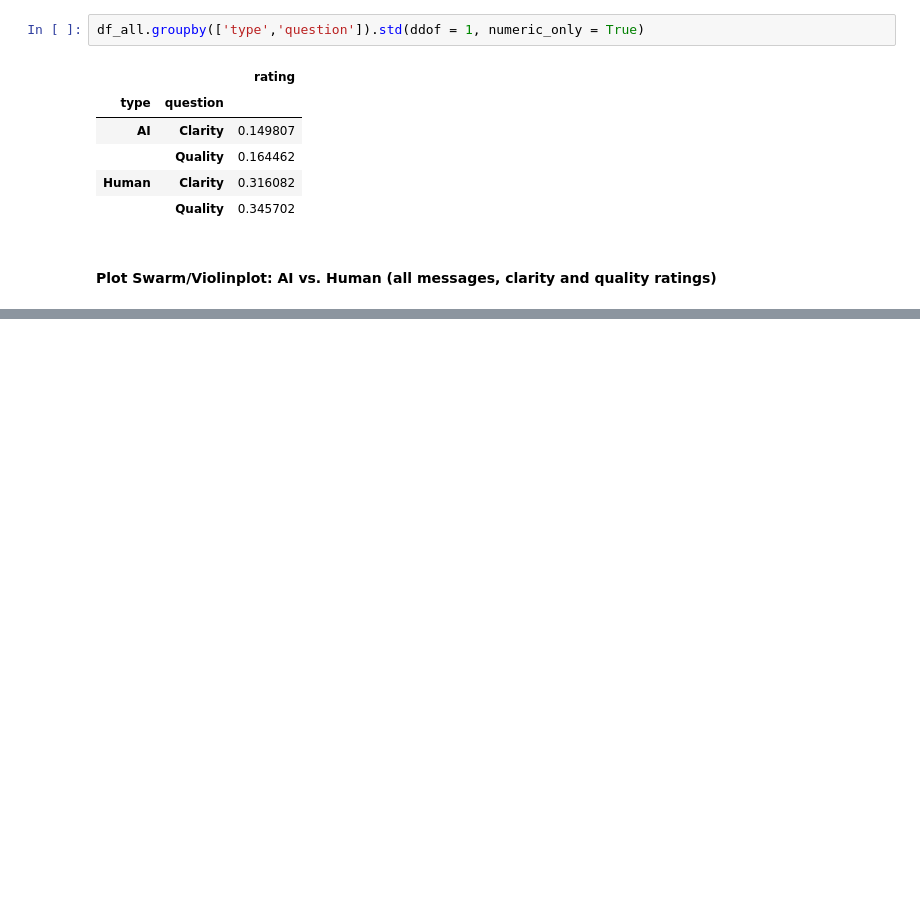
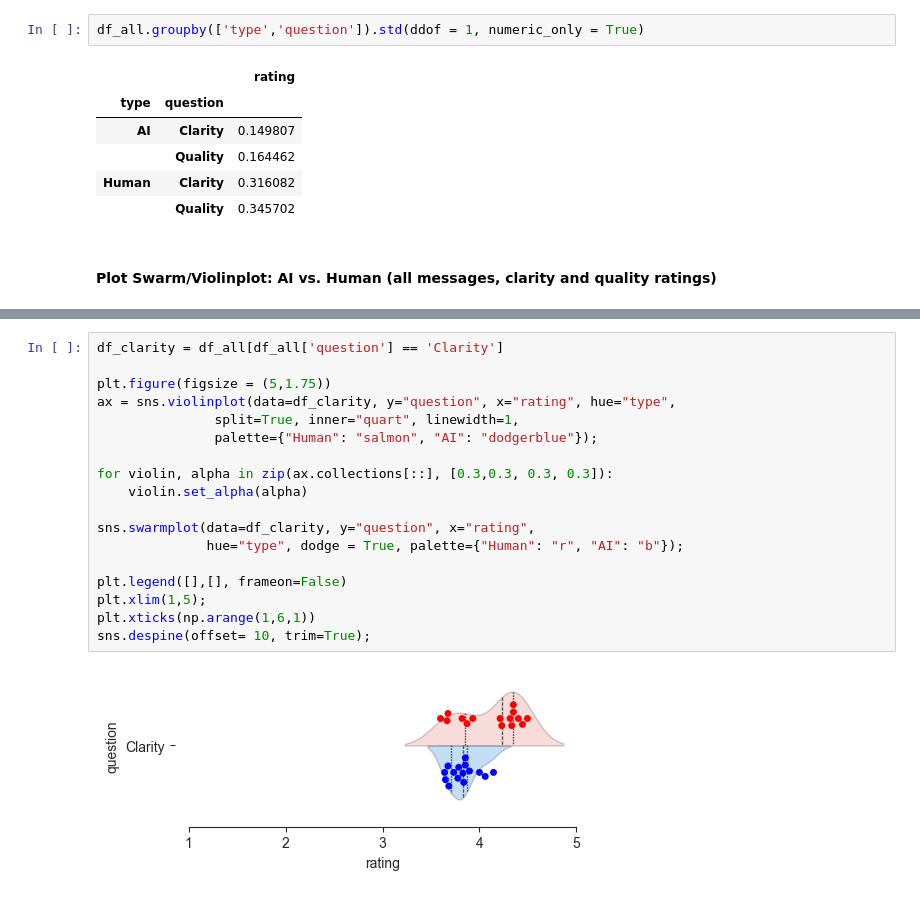
Before and after one commit to nomcomm/uae_billboard_ai, a Jupyter notebook: scripts/01_human_evaluation_analyses/01_MessageEvaluationsAnalysis.ipynb, the cells around one changed output, grey strips where cells are left out. Cells and saved outputs as stored; diff of their text form; blank space fills up the shorter version.

```diff
--- a/scripts/01_human_evaluation_analyses/01_MessageEvaluationsAnalysis.ipynb
+++ b/scripts/01_human_evaluation_analyses/01_MessageEvaluationsAnalysis.ipynb
@@ -550,0 +170,20 @@ fs_df.tail()
+# %%
+df_clarity = df_all[df_all['question'] == 'Clarity']
+
+plt.figure(figsize = (5,1.75))
+ax = sns.violinplot(data=df_clarity, y="question", x="rating", hue="type",
+               split=True, inner="quart", linewidth=1,
+               palette={"Human": "salmon", "AI": "dodgerblue"});
+
+for violin, alpha in zip(ax.collections[::], [0.3,0.3, 0.3, 0.3]):
+    violin.set_alpha(alpha)
+
+sns.swarmplot(data=df_clarity, y="question", x="rating",
+              hue="type", dodge = True, palette={"Human": "r", "AI": "b"});
+
+plt.legend([],[], frameon=False)
+plt.xlim(1,5);
+plt.xticks(np.arange(1,6,1))
+sns.despine(offset= 10, trim=True);
+# %% [output]
+[figure, added]
```
Also changed, not shown: parts of 18 cells of this notebook, 2 other files.
